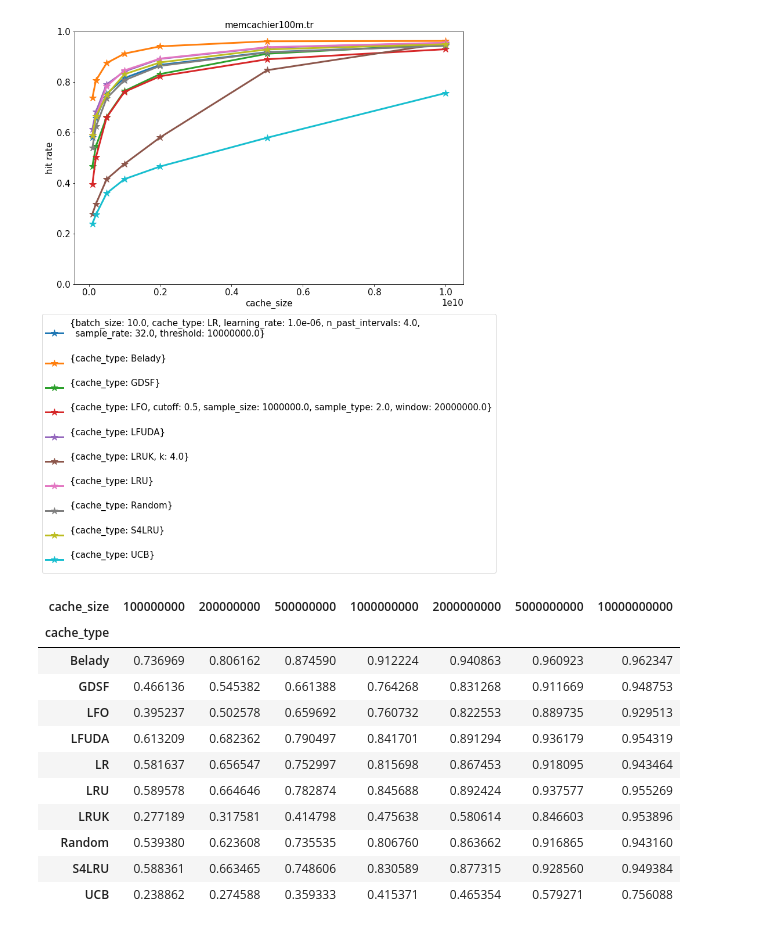
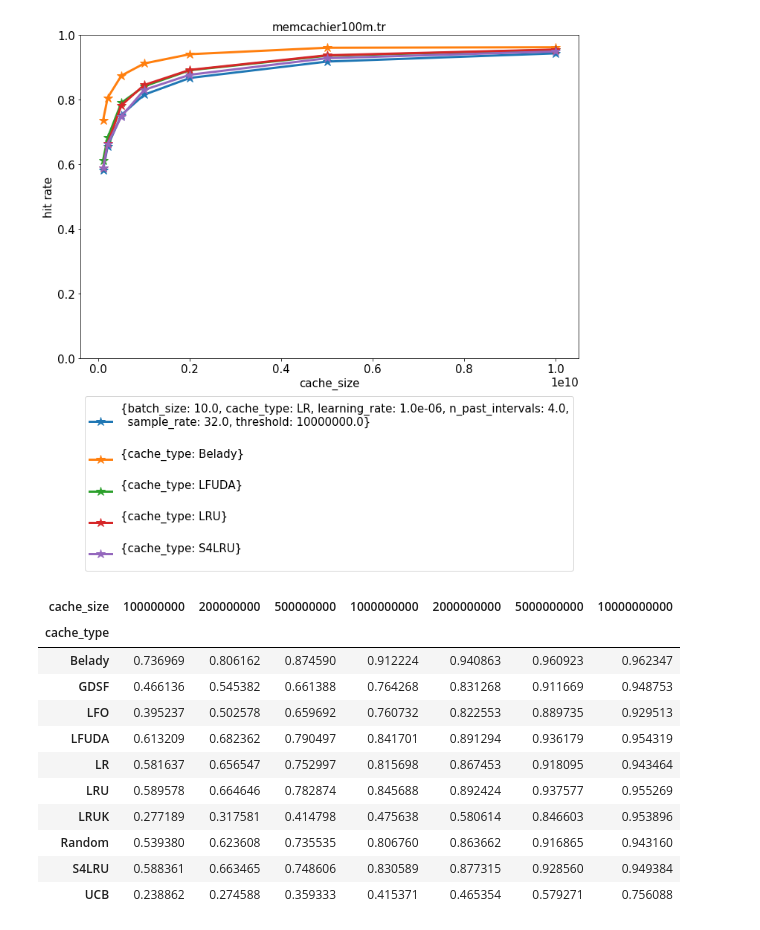
Before and after one commit to dasebe/webcachesim, a Jupyter notebook: notebook/evaluation-mem-app0.ipynb, the cells around one changed output. Cells and saved outputs as stored; diff of their text form; code cells hidden in the pictures.

```diff
--- a/notebook/evaluation-mem-app0.ipynb
+++ b/notebook/evaluation-mem-app0.ipynb
@@ -95,17 +95,22 @@ filter_idx = (
 
 df1 = df[filter_idx].copy()
 df1['label'] = df1.apply(lambda x: to_label(x), axis='columns')
-fig, ax = plt.subplots(figsize=(12, 8))
-for k, grp in df1.groupby(['label']):
-    grp = grp.sort_values(by=['cache_size'])
-    ax = grp.plot(ax=ax, kind='line', x='cache_size', y='byte_hit_rate', label=k, marker='*', markersize=12)
-plt.legend(loc=9, bbox_to_anchor=(0.5, -0.1))
-plt.ylabel('hit rate')
-plt.title(trace)
-plt.ylim([0, 1.])
-plt.show()
-# %% [output]
-[figure, removed]
+# %%
+top = df1[['label', 'cache_size', 'byte_hit_rate']].groupby(['label']).agg({'byte_hit_rate': 'mean'}).sort_values(by='byte_hit_rate', ascending=False)[0:5].index.tolist()
+# %%
+df_show = df1[df1.label.isin(top)]
+# %%
+fig, ax = plt.subplots(figsize=(12, 8))
+for k, grp in df_show.groupby(['label']):
+    grp = grp.sort_values(by=['cache_size'])
+    ax = grp.plot(ax=ax, kind='line', x='cache_size', y='byte_hit_rate', label=k, marker='*', markersize=12)
+plt.legend(loc=9, bbox_to_anchor=(0.5, -0.1))
+plt.ylabel('hit rate')
+plt.title(trace)
+plt.ylim([0, 1.])
+plt.show()
+# %% [output]
+[figure, added]
 # %%
 df1[['byte_hit_rate', 'cache_size', 'cache_type']].pivot(index='cache_type', columns='cache_size', values='byte_hit_rate')
 # %% [output]
```
Also changed, not shown: 4 other files.
